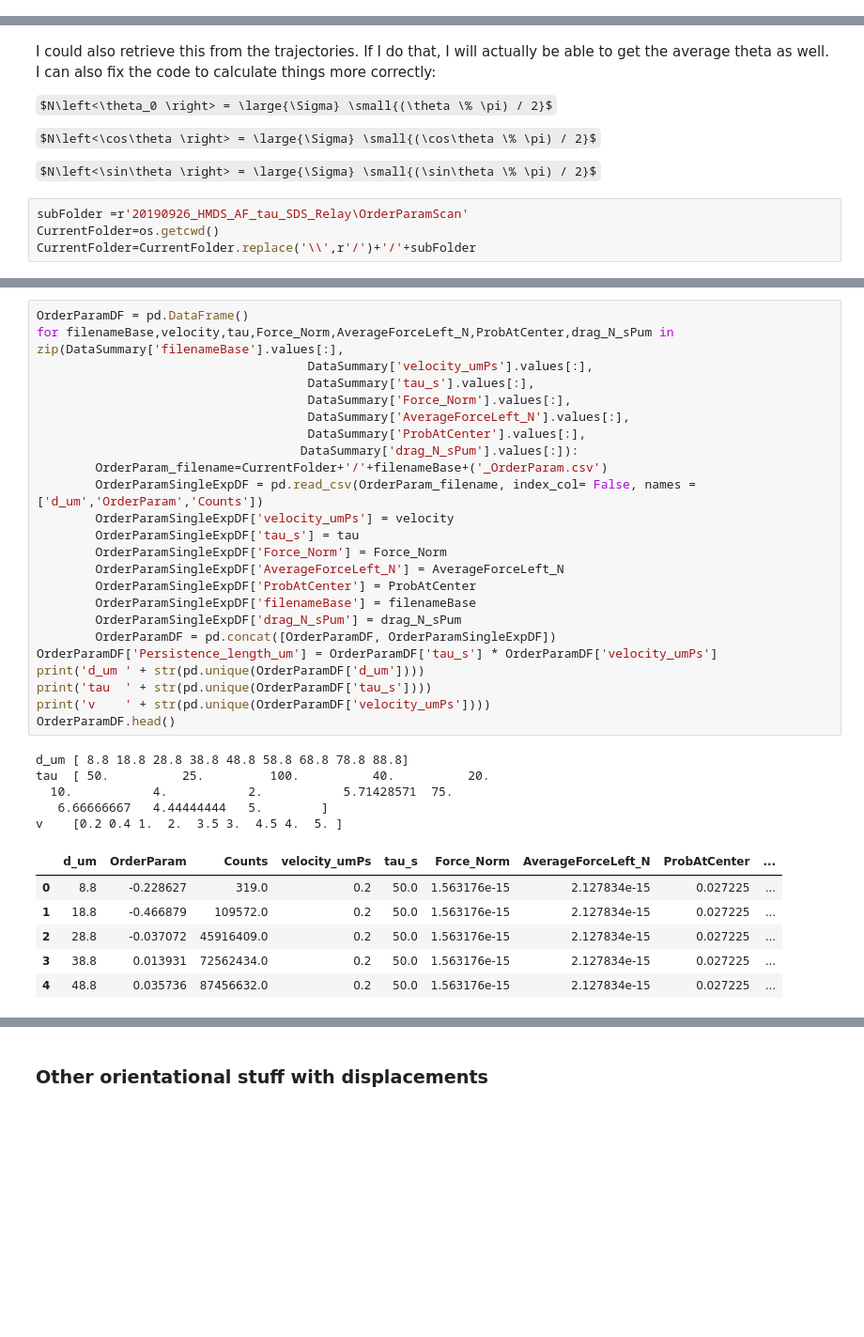
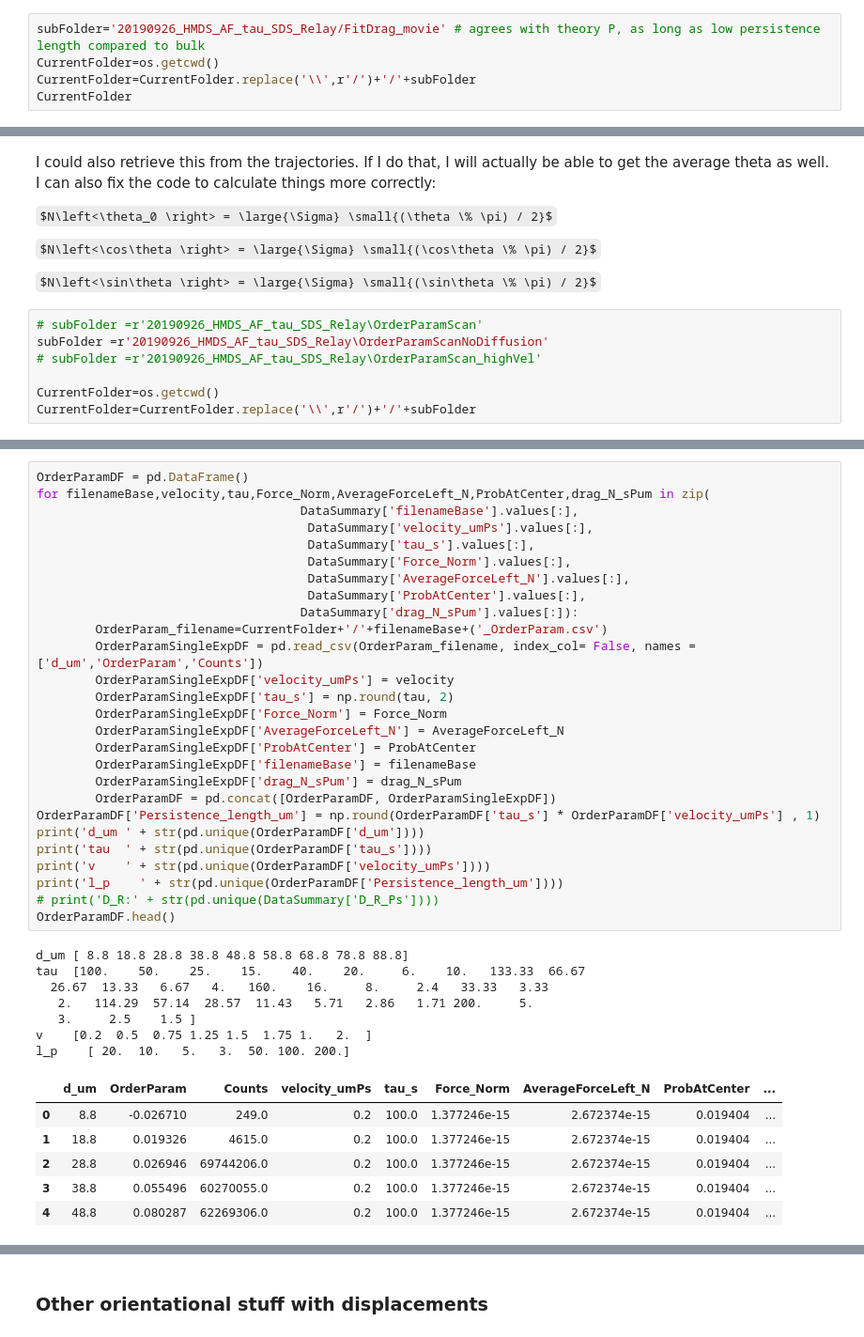
Before and after one commit to MichaHK/Simulation, a Jupyter notebook: SimulationResultsVisualization.ipynb, the cells around one changed output, grey strips where cells are left out. Shown: that part at 94% size. Drawn from its saved outputs; the diff is of its cells as text; some formulas as TeX source; blank space fills up the shorter version.

```diff
--- a/SimulationResultsVisualization.ipynb
+++ b/SimulationResultsVisualization.ipynb
@@ -371,0 +340,5 @@ CurrentFolder
+# %%
+subFolder='20190926_HMDS_AF_tau_SDS_Relay/FitDrag_movie' # agrees with theory P, as long as low persistence length compared to bulk
+CurrentFolder=os.getcwd()
+CurrentFolder=CurrentFolder.replace('\\',r'/')+'/'+subFolder
+CurrentFolder
@@ -487,7 +465,10 @@ $N\left<\cos\theta \right> = \large{\Sigma} \small{(\cos\theta \% \pi) / 2}$
 
 $N\left<\sin\theta \right> = \large{\Sigma} \small{(\sin\theta \% \pi) / 2}$
 # %%
-subFolder =r'20190926_HMDS_AF_tau_SDS_Relay\OrderParamScan'
+# subFolder =r'20190926_HMDS_AF_tau_SDS_Relay\OrderParamScan'
+subFolder =r'20190926_HMDS_AF_tau_SDS_Relay\OrderParamScanNoDiffusion'
+# subFolder =r'20190926_HMDS_AF_tau_SDS_Relay\OrderParamScan_highVel'
+
 CurrentFolder=os.getcwd()
 CurrentFolder=CurrentFolder.replace('\\',r'/')+'/'+subFolder
 # %%
@@ -526,37 +510,42 @@ Drag multipliers [1.82]
 Torque ratio C [1]
 # %%
 OrderParamDF = pd.DataFrame()
-for filenameBase,velocity,tau,Force_Norm,AverageForceLeft_N,ProbAtCenter,drag_N_sPum in zip(DataSummary['filenameBase'].values[:],
+for filenameBase,velocity,tau,Force_Norm,AverageForceLeft_N,ProbAtCenter,drag_N_sPum in zip(
+                                    DataSummary['filenameBase'].values[:],
                                      DataSummary['velocity_umPs'].values[:],
                                      DataSummary['tau_s'].values[:],
                                      DataSummary['Force_Norm'].values[:],
                                      DataSummary['AverageForceLeft_N'].values[:],
                                      DataSummary['ProbAtCenter'].values[:],
                                     DataSummary['drag_N_sPum'].values[:]):
         OrderParam_filename=CurrentFolder+'/'+filenameBase+('_OrderParam.csv')
         OrderParamSingleExpDF = pd.read_csv(OrderParam_filename, index_col= False, names = ['d_um','OrderParam','Counts'])
         OrderParamSingleExpDF['velocity_umPs'] = velocity
-        OrderParamSingleExpDF['tau_s'] = tau
+        OrderParamSingleExpDF['tau_s'] = np.round(tau, 2)
         OrderParamSingleExpDF['Force_Norm'] = Force_Norm
         OrderParamSingleExpDF['AverageForceLeft_N'] = AverageForceLeft_N
         OrderParamSingleExpDF['ProbAtCenter'] = ProbAtCenter
         OrderParamSingleExpDF['filenameBase'] = filenameBase
         OrderParamSingleExpDF['drag_N_sPum'] = drag_N_sPum
         OrderParamDF = pd.concat([OrderParamDF, OrderParamSingleExpDF])
-OrderParamDF['Persistence_length_um'] = OrderParamDF['tau_s'] * OrderParamDF['velocity_umPs']
+OrderParamDF['Persistence_length_um'] = np.round(OrderParamDF['tau_s'] * OrderParamDF['velocity_umPs'] , 1)
 print('d_um ' + str(pd.unique(OrderParamDF['d_um'])))
 print('tau  ' + str(pd.unique(OrderParamDF['tau_s'])))
 print('v    ' + str(pd.unique(OrderParamDF['velocity_umPs'])))
+print('l_p    ' + str(pd.unique(OrderParamDF['Persistence_length_um'])))
+# print('D_R:' + str(pd.unique(DataSummary['D_R_Ps'])))
 OrderParamDF.head()
 # %% [output]
 d_um [ 8.8 18.8 28.8 38.8 48.8 58.8 68.8 78.8 88.8]
-tau  [ 50.          25.         100.          40.          20.
-  10.           4.           2.           5.71428571  75.
-   6.66666667   4.44444444   5.        ]
-v    [0.2 0.4 1.  2.  3.5 3.  4.5 4.  5. ]
+tau  [100.    50.    25.    15.    40.    20.     6.    10.   133.33  66.67
+  26.67  13.33   6.67   4.   160.    16.     8.     2.4   33.33   3.33
+   2.   114.29  57.14  28.57  11.43   5.71   2.86   1.71 200.     5.
+   3.     2.5    1.5 ]
+v    [0.2  0.5  0.75 1.25 1.5  1.75 1.   2.  ]
+l_p    [ 20.  10.   5.   3.  50. 100. 200.]
 |  | d_um | OrderParam | Counts | velocity_umPs | tau_s | Force_Norm | AverageForceLeft_N | ProbAtCenter | ... |
-| 0 | 8.8 | -0.228627 | 319.0 | 0.2 | 50.0 | 1.563176e-15 | 2.127834e-15 | 0.027225 | ... |
-| 1 | 18.8 | -0.466879 | 109572.0 | 0.2 | 50.0 | 1.563176e-15 | 2.127834e-15 | 0.027225 | ... |
-| 2 | 28.8 | -0.037072 | 45916409.0 | 0.2 | 50.0 | 1.563176e-15 | 2.127834e-15 | 0.027225 | ... |
-| 3 | 38.8 | 0.013931 | 72562434.0 | 0.2 | 50.0 | 1.563176e-15 | 2.127834e-15 | 0.027225 | ... |
-| 4 | 48.8 | 0.035736 | 87456632.0 | 0.2 | 50.0 | 1.563176e-15 | 2.127834e-15 | 0.027225 | ... |
+| 0 | 8.8 | -0.026710 | 249.0 | 0.2 | 100.0 | 1.377246e-15 | 2.672374e-15 | 0.019404 | ... |
+| 1 | 18.8 | 0.019326 | 4615.0 | 0.2 | 100.0 | 1.377246e-15 | 2.672374e-15 | 0.019404 | ... |
+| 2 | 28.8 | 0.026946 | 69744206.0 | 0.2 | 100.0 | 1.377246e-15 | 2.672374e-15 | 0.019404 | ... |
+| 3 | 38.8 | 0.055496 | 60270055.0 | 0.2 | 100.0 | 1.377246e-15 | 2.672374e-15 | 0.019404 | ... |
+| 4 | 48.8 | 0.080287 | 62269306.0 | 0.2 | 100.0 | 1.377246e-15 | 2.672374e-15 | 0.019404 | ... |
```
Also changed, not shown: parts of 17 cells of this notebook, 1 other file.
